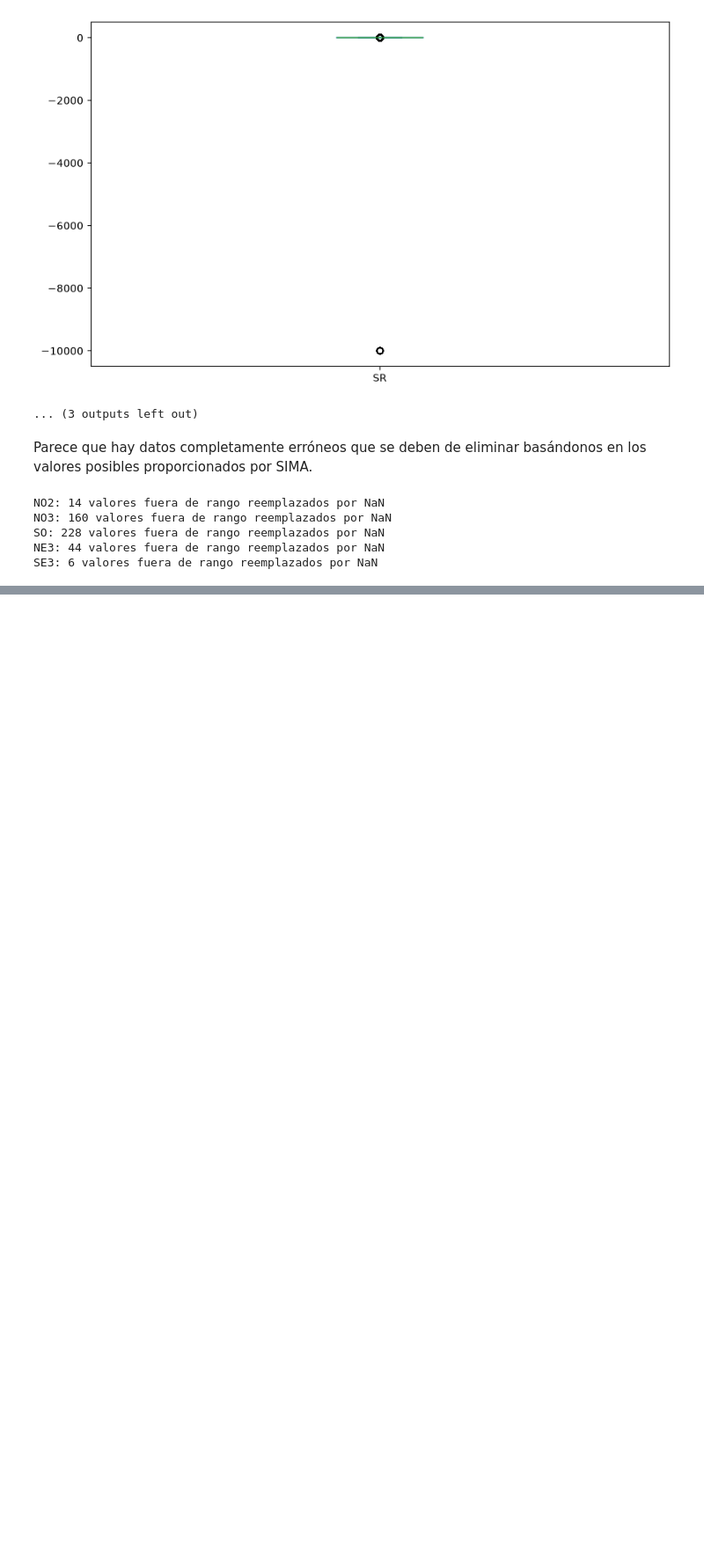
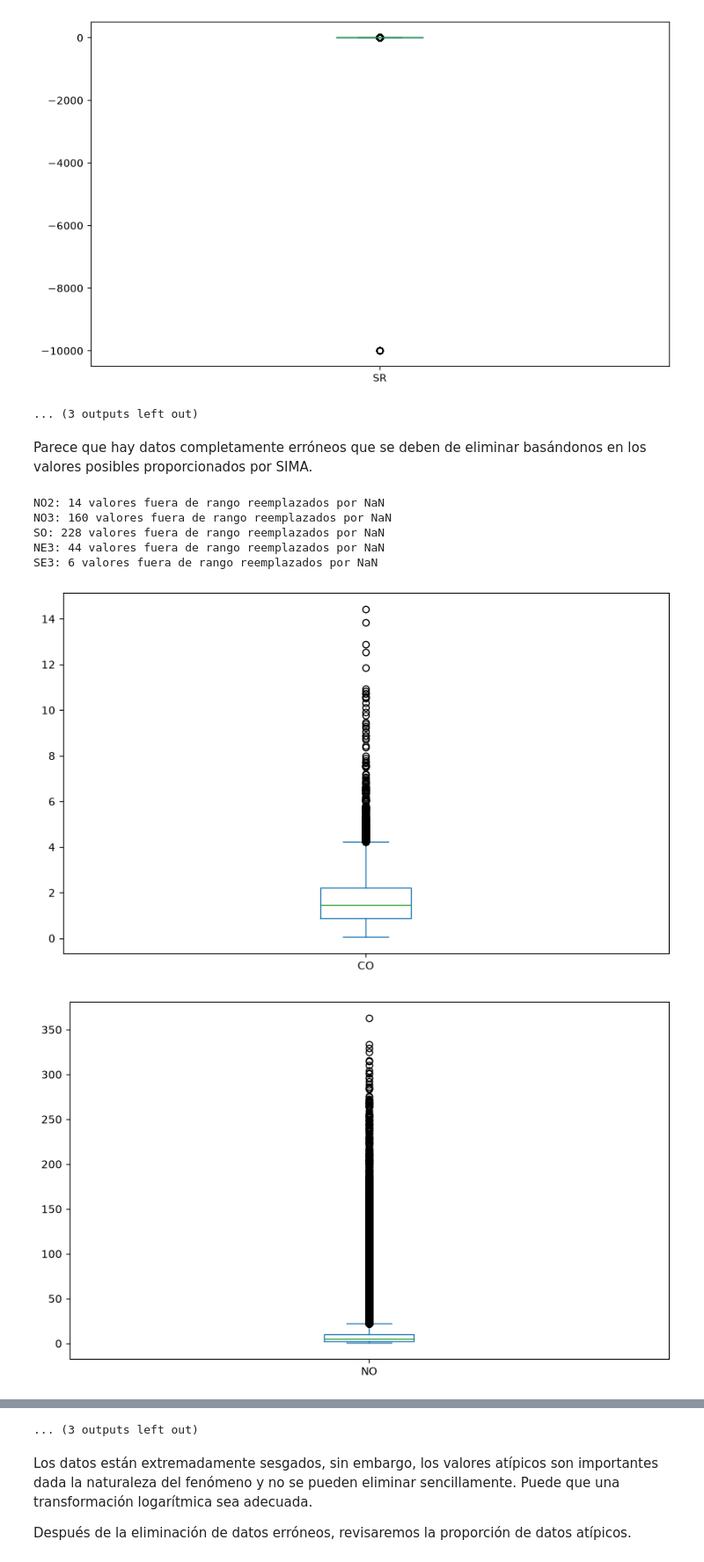
Before and after one commit to yazmans/MA2003B, a Jupyter notebook: Etapa 1/Preparacion.ipynb, the cells around one changed output, grey strips where cells are left out. Shown at 88% size. Saved outputs shown, nothing was run; the diff lists cells and outputs as text; code cells hidden in the pictures; blank space fills up the shorter version.

```diff
--- a/Etapa 1/Preparacion.ipynb
+++ b/Etapa 1/Preparacion.ipynb
@@ -134,3 +117,11 @@ NO3: 160 valores fuera de rango reemplazados por NaN
 SO: 228 valores fuera de rango reemplazados por NaN
 NE3: 44 valores fuera de rango reemplazados por NaN
 SE3: 6 valores fuera de rango reemplazados por NaN
+# %%
+for col in columnas_numericas:
+    plt.figure(figsize=(10,6))
+    SO[col].plot(kind='box')
+    plt.show()
+# %% [output]
+[figure, added]
+[figure, added]
@@ -136,0 +138,5 @@ SE3: 6 valores fuera de rango reemplazados por NaN
+... (3 outputs left out)
+# %% [markdown]
+Los datos están extremadamente sesgados, sin embargo, los valores atípicos son importantes dada la naturaleza del fenómeno y no se pueden eliminar sencillamente. Puede que una transformación logarítmica sea adecuada.
+
+Después de la eliminación de datos erróneos, revisaremos la proporción de datos atípicos.
```
Also changed, not shown: parts of 5 cells of this notebook.
